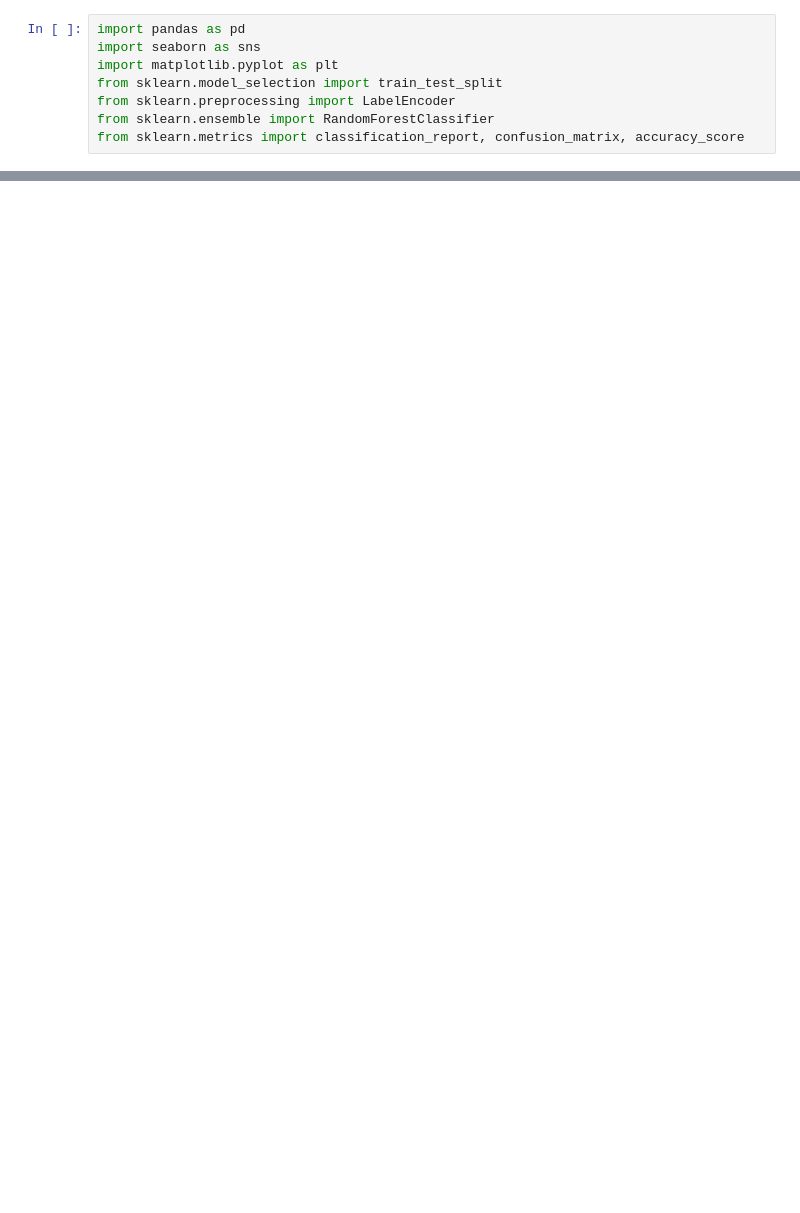
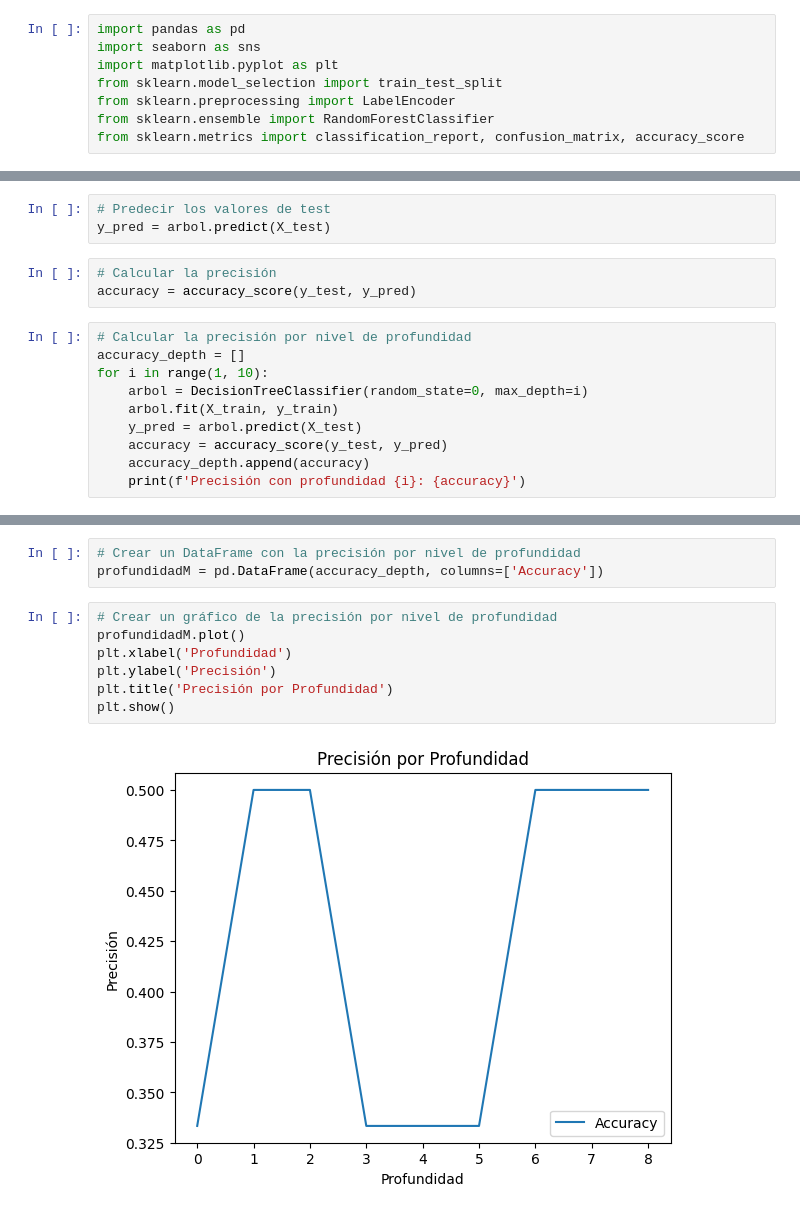
Before and after one commit to caroSeminario23/pulsera_inteligente, a Jupyter notebook: IA/modelo2.ipynb, the cells around one changed output, grey strips where cells are left out. Saved outputs shown, nothing was run; the diff lists cells and outputs as text; blank space fills up the shorter version.

```diff
--- a/IA/modelo2.ipynb
+++ b/IA/modelo2.ipynb
@@ -30,0 +181,16 @@ data2
+# %%
+# Predecir los valores de test
+y_pred = arbol.predict(X_test)
+# %%
+# Calcular la precisión
+accuracy = accuracy_score(y_test, y_pred)
+# %%
+# Calcular la precisión por nivel de profundidad
+accuracy_depth = []
+for i in range(1, 10):
+    arbol = DecisionTreeClassifier(random_state=0, max_depth=i)
+    arbol.fit(X_train, y_train)
+    y_pred = arbol.predict(X_test)
+    accuracy = accuracy_score(y_test, y_pred)
+    accuracy_depth.append(accuracy)
+    print(f'Precisión con profundidad {i}: {accuracy}')
@@ -30,0 +207,12 @@ data2
+# %%
+# Crear un DataFrame con la precisión por nivel de profundidad
+profundidadM = pd.DataFrame(accuracy_depth, columns=['Accuracy'])
+# %%
+# Crear un gráfico de la precisión por nivel de profundidad
+profundidadM.plot()
+plt.xlabel('Profundidad')
+plt.ylabel('Precisión')
+plt.title('Precisión por Profundidad')
+plt.show()
+# %% [output]
+[figure, added]
```
Also changed, not shown: parts of 22 cells of this notebook, 6 other files.
